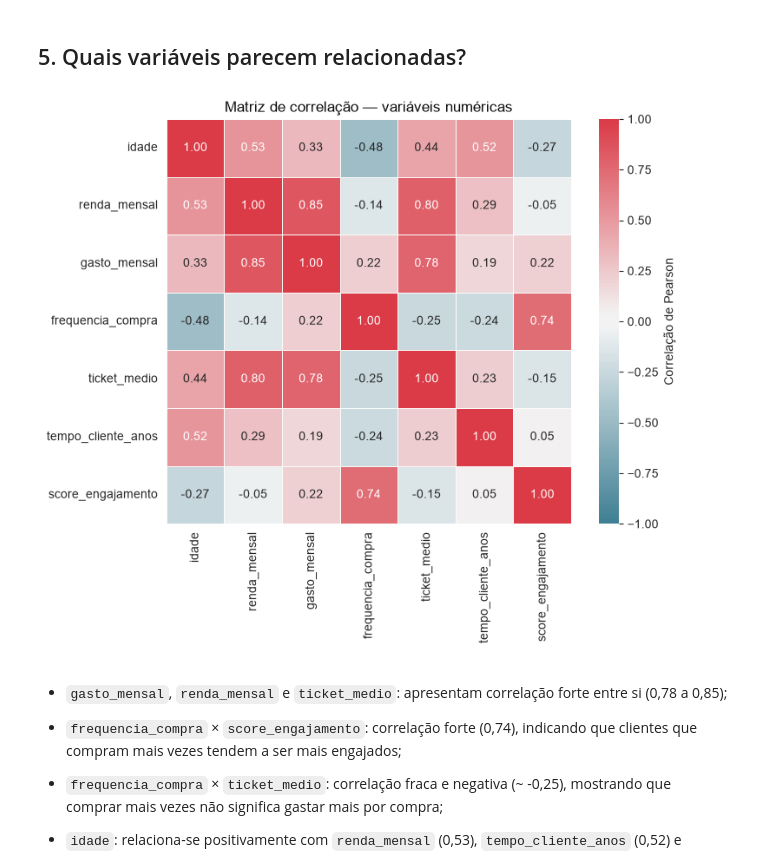
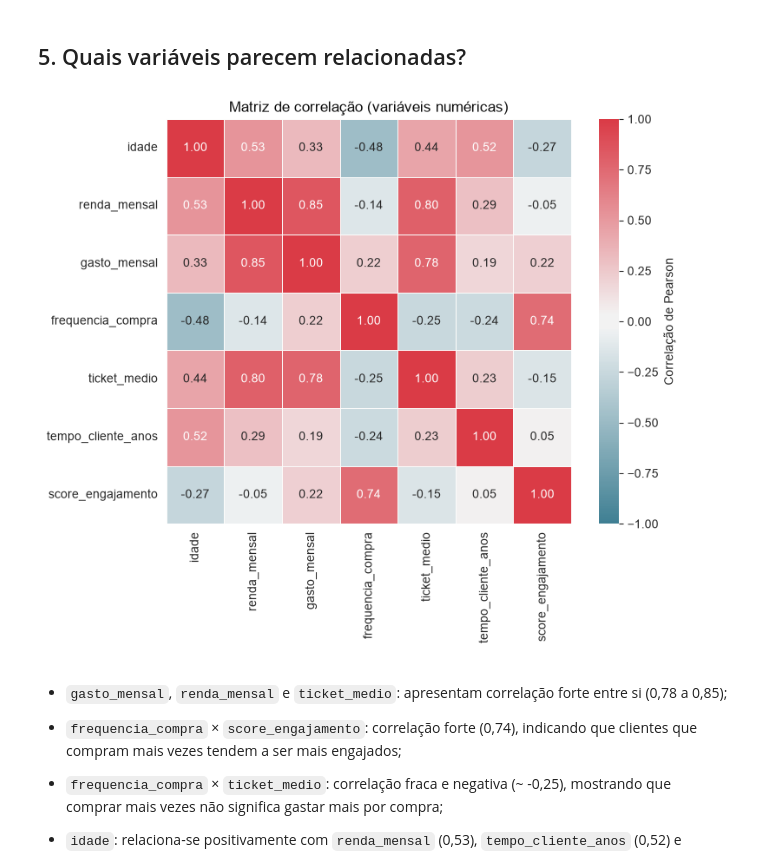
Before and after one commit to maricmello/squad-data-science, a Jupyter notebook: Case 1/EDA.ipynb, the cells around one changed output. Drawn from its saved outputs; the diff is of its cells as text; code cells hidden in the pictures.

```diff
--- a/Case 1/EDA.ipynb
+++ b/Case 1/EDA.ipynb
@@ -567,23 +504,24 @@ tempo_cliente_anos   ANOVA F= 0.05 p=0.9520   |   Kruskal H= 0.19 p=0.9090
 # %% [markdown]
 ## 5. Quais variáveis parecem relacionadas?
 # %%
+#Heatmap de correlação entre variáveis numéricas
 num_cols = ['idade', 'renda_mensal', 'gasto_mensal', 'frequencia_compra',
             'ticket_medio', 'tempo_cliente_anos', 'score_engajamento']
 
 corr = df[num_cols].corr()
 
 fig, ax = plt.subplots(figsize=(8, 6.5))
-cmap = sns.diverging_palette(  # blue <-> red com meio neutro, aproximando a paleta de referência
+cmap = sns.diverging_palette(
     220, 10, s=75, l=50, sep=10, as_cmap=True
 )
 sns.heatmap(corr, annot=True, fmt='.2f', cmap=cmap, center=0, vmin=-1, vmax=1,
             square=True, linewidths=0.6, linecolor=SURFACE,
             cbar_kws={'label': 'Correlação de Pearson'}, ax=ax)
-ax.set_title('Matriz de correlação — variáveis numéricas')
+ax.set_title('Matriz de correlação (variáveis numéricas)')
 plt.tight_layout()
 plt.show()
 # %% [output]
-[figure, old version]
+[figure, new version]
 # %% [markdown]
 * `gasto_mensal`, `renda_mensal` e `ticket_medio`: apresentam correlação forte entre si (0,78 a 0,85);
 
```
Also changed, not shown: parts of 22 cells of this notebook.
